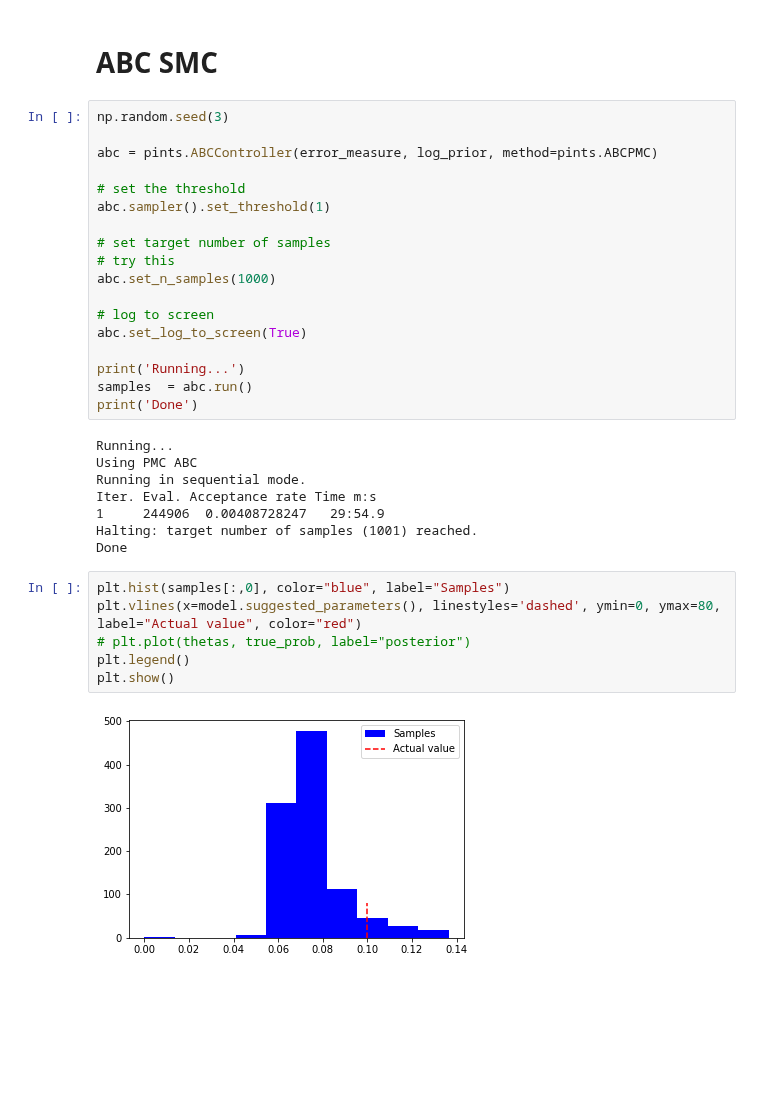
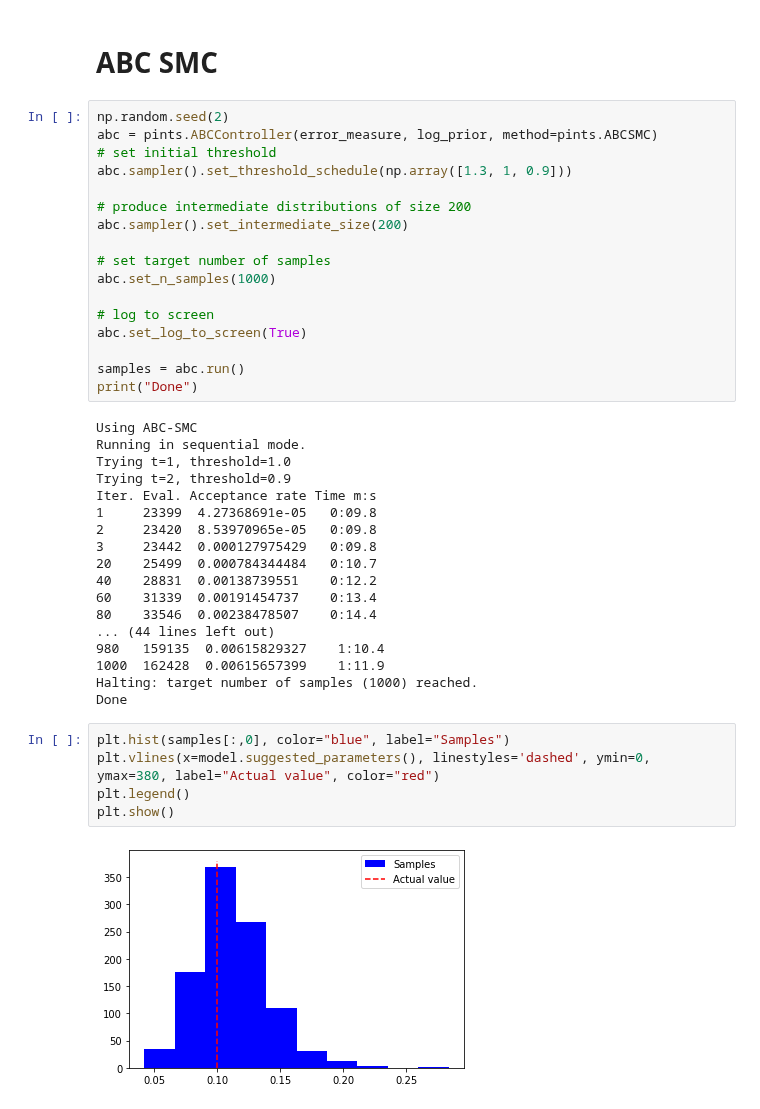
Before and after one commit to pints-team/pints, a Jupyter notebook: degradation.ipynb, the cells around one changed output. Cells and saved outputs as stored; diff of their text form; blank space fills up the shorter version.

```diff
--- a/degradation.ipynb
+++ b/degradation.ipynb
@@ -228,36 +212,44 @@ plt.show()
 # %% [markdown]
 # ABC SMC
 # %%
-np.random.seed(3)
+np.random.seed(2)
+abc = pints.ABCController(error_measure, log_prior, method=pints.ABCSMC)
+# set initial threshold
+abc.sampler().set_threshold_schedule(np.array([1.3, 1, 0.9]))
 
-abc = pints.ABCController(error_measure, log_prior, method=pints.ABCPMC)
-
-# set the threshold
-abc.sampler().set_threshold(1)
+# produce intermediate distributions of size 200
+abc.sampler().set_intermediate_size(200)
 
 # set target number of samples
-# try this
 abc.set_n_samples(1000)
 
 # log to screen
 abc.set_log_to_screen(True)
 
-print('Running...')
-samples  = abc.run()
-print('Done')
+samples = abc.run()
+print("Done")
 # %% [output]
-Running...
-Using PMC ABC
+Using ABC-SMC
 Running in sequential mode.
+Trying t=1, threshold=1.0
+Trying t=2, threshold=0.9
 Iter. Eval. Acceptance rate Time m:s
-1     244906  0.00408728247   29:54.9
-Halting: target number of samples (1001) reached.
+1     23399  4.27368691e-05   0:09.8
+2     23420  8.53970965e-05   0:09.8
+3     23442  0.000127975429   0:09.8
+20    25499  0.000784344484   0:10.7
+40    28831  0.00138739551    0:12.2
+60    31339  0.00191454737    0:13.4
+80    33546  0.00238478507    0:14.4
+... (44 lines left out)
+980   159135  0.00615829327    1:10.4
+1000  162428  0.00615657399    1:11.9
+Halting: target number of samples (1000) reached.
 Done
 # %%
 plt.hist(samples[:,0], color="blue", label="Samples")
-plt.vlines(x=model.suggested_parameters(), linestyles='dashed', ymin=0, ymax=80, label="Actual value", color="red")
-# plt.plot(thetas, true_prob, label="posterior")
+plt.vlines(x=model.suggested_parameters(), linestyles='dashed', ymin=0, ymax=380, label="Actual value", color="red")
 plt.legend()
 plt.show()
 # %% [output]
-[figure, old version]
+[figure, new version]
```
Also changed, not shown: parts of 3 cells of this notebook.
